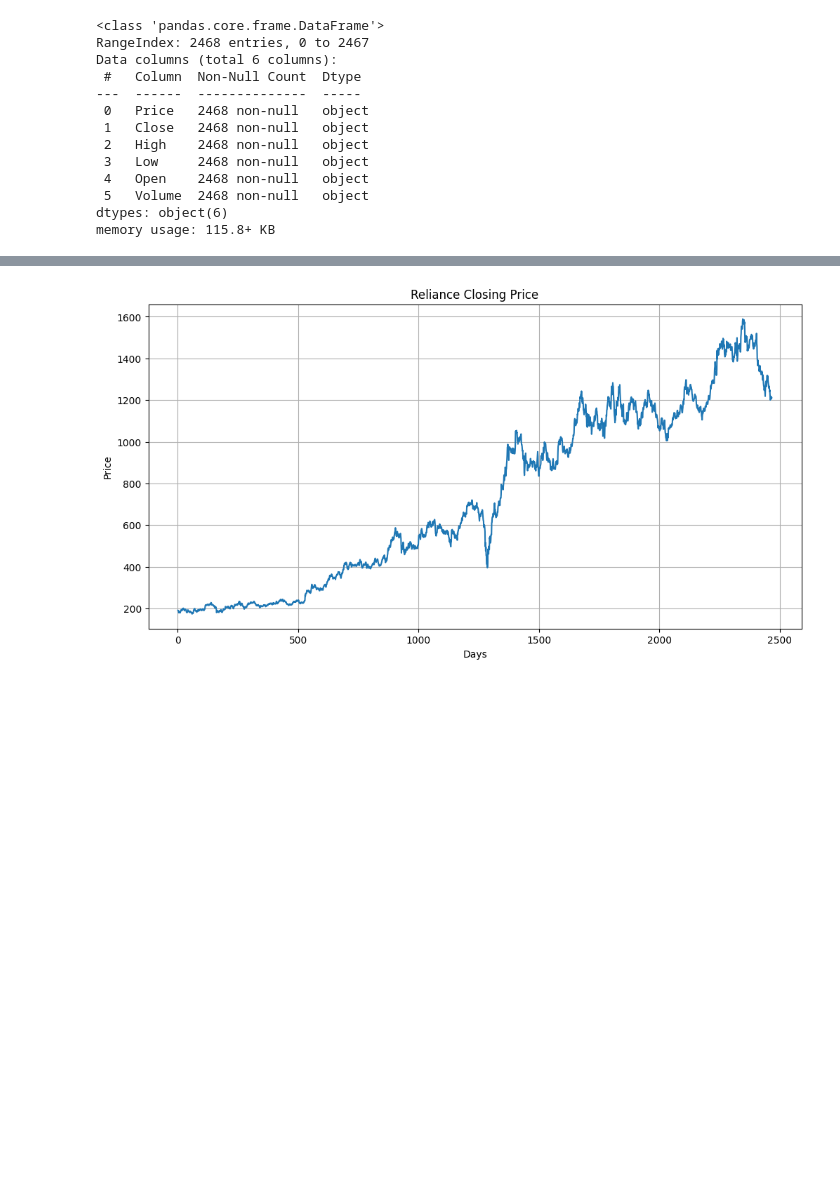
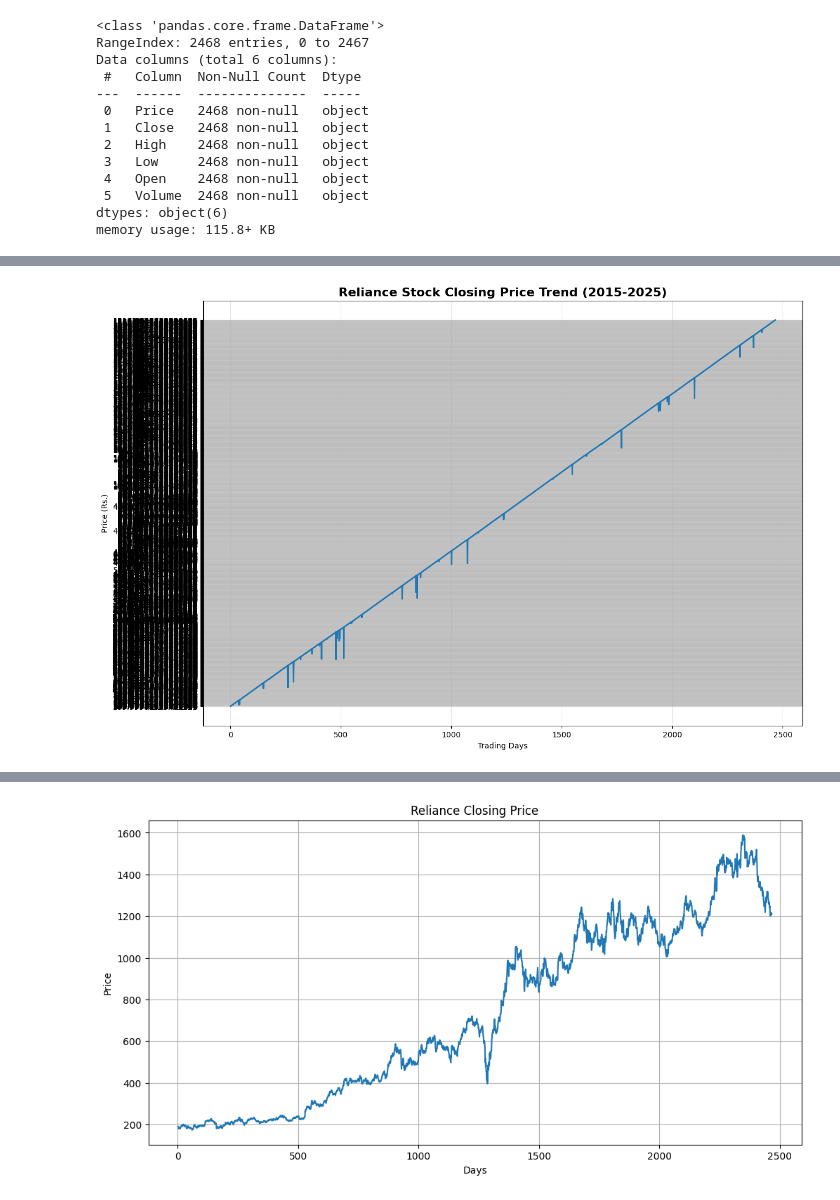
Before and after one commit to Mugdha-Hazra/Stock-Market-Prediction-ML, a Jupyter notebook: notebooks/stock_market_prediction.ipynb, the cells around one changed output, grey strips where cells are left out. Saved outputs shown, nothing was run; the diff lists cells and outputs as text; code cells hidden in the pictures; blank space fills up the shorter version.

```diff
--- a/notebooks/stock_market_prediction.ipynb
+++ b/notebooks/stock_market_prediction.ipynb
@@ -79 +79,24 @@ df.describe()
 | freq | 1 | 2 | 1 | 2 | 1 | 1 |
+# %%
+plt.figure(figsize=(14,10))
+
+plt.plot(
+    df.index,
+    df['Close'],
+    linewidth=2
+)
+
+plt.title(
+    "Reliance Stock Closing Price Trend (2015-2025)",
+    fontsize=16,
+    fontweight='bold'
+)
+
+plt.xlabel("Trading Days")
+plt.ylabel("Price (Rs.)")
+
+plt.grid(alpha=0.3)
+
+plt.show()
+# %% [output]
+[figure, added]
```
Also changed, not shown: parts of 66 cells of this notebook, 5 other files.
